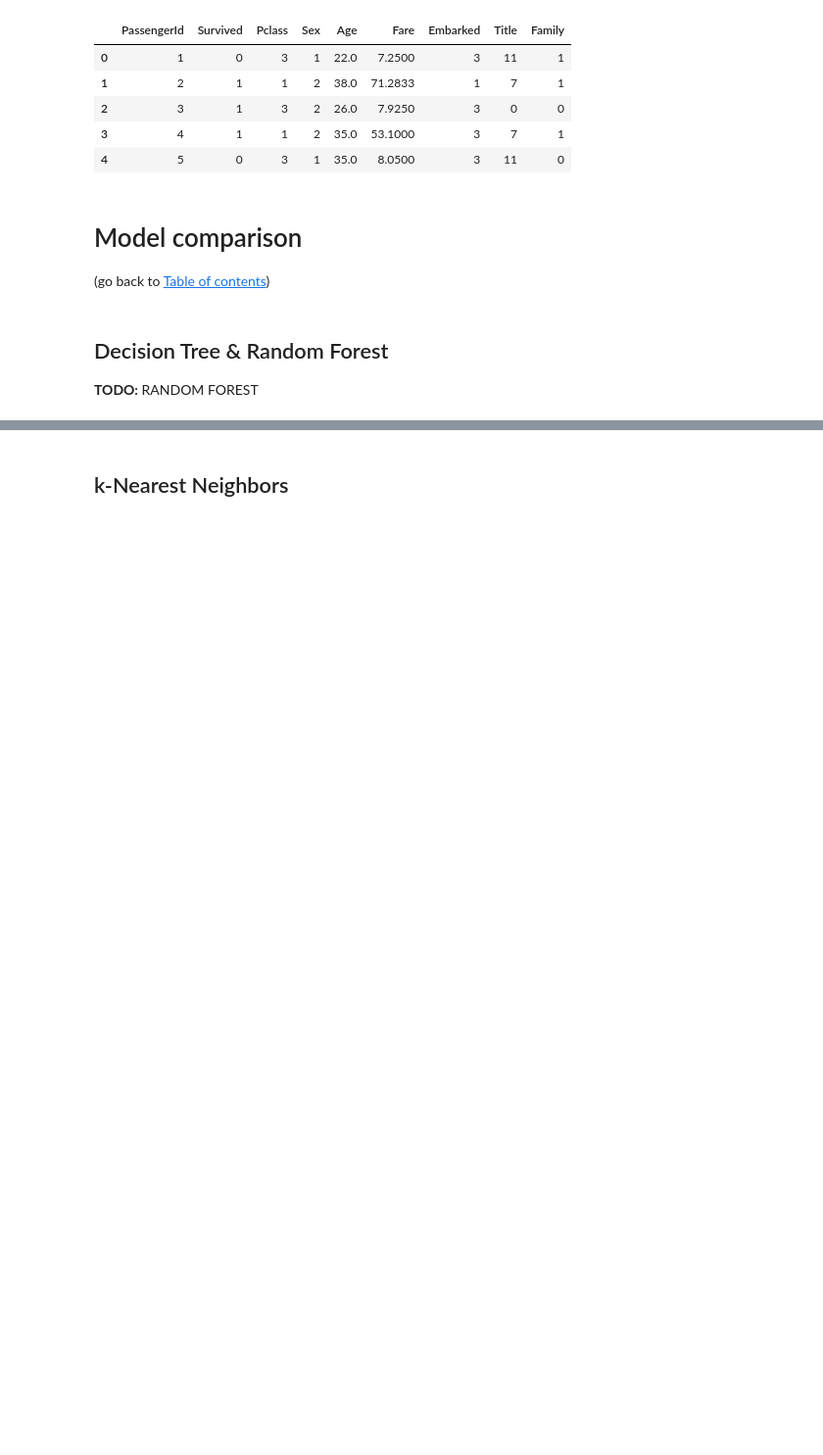
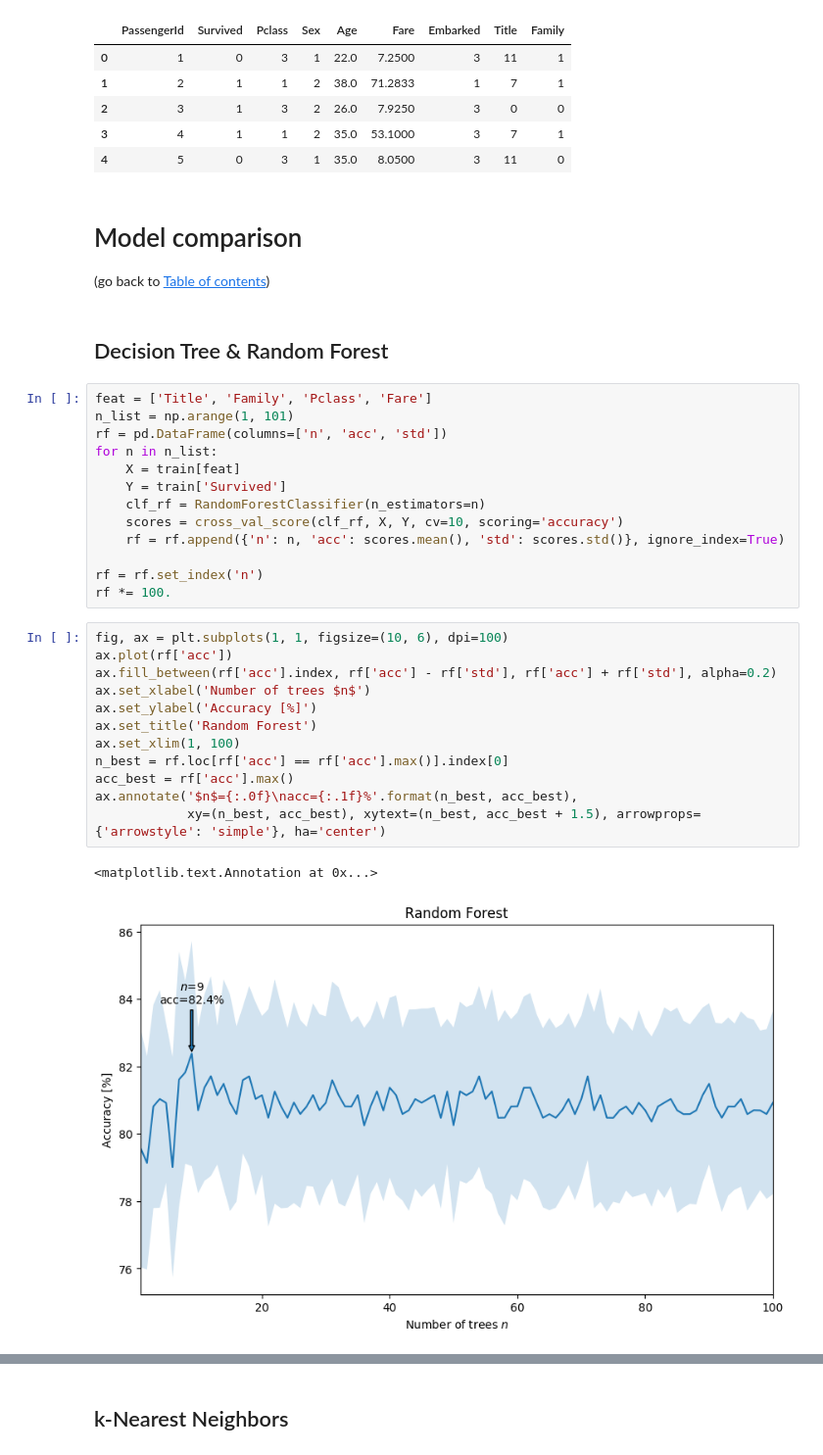
Before and after one commit to krzysztofarendt/kaggle-titanic, a Jupyter notebook: titanic_analysis.ipynb, the cells around one changed output, grey strips where cells are left out. Shown: that part at 98% size. Cells and saved outputs as stored; diff of their text form; blank space fills up the shorter version.

```diff
--- a/titanic_analysis.ipynb
+++ b/titanic_analysis.ipynb
@@ -180,7 +185,33 @@ train.head()
 (go back to [Table of contents](#toc))
 # %% [markdown]
 ## Decision Tree & Random Forest
-
-**TODO:** RANDOM FOREST
+# %%
+feat = ['Title', 'Family', 'Pclass', 'Fare']
+n_list = np.arange(1, 101)
+rf = pd.DataFrame(columns=['n', 'acc', 'std'])
+for n in n_list:
+    X = train[feat]
+    Y = train['Survived']
+    clf_rf = RandomForestClassifier(n_estimators=n)
+    scores = cross_val_score(clf_rf, X, Y, cv=10, scoring='accuracy')
+    rf = rf.append({'n': n, 'acc': scores.mean(), 'std': scores.std()}, ignore_index=True)
+
+rf = rf.set_index('n')
+rf *= 100.
+# %%
+fig, ax = plt.subplots(1, 1, figsize=(10, 6), dpi=100)
+ax.plot(rf['acc'])
+ax.fill_between(rf['acc'].index, rf['acc'] - rf['std'], rf['acc'] + rf['std'], alpha=0.2)
+ax.set_xlabel('Number of trees $n$')
+ax.set_ylabel('Accuracy [%]')
+ax.set_title('Random Forest')
+ax.set_xlim(1, 100)
+n_best = rf.loc[rf['acc'] == rf['acc'].max()].index[0]
+acc_best = rf['acc'].max()
+ax.annotate('$n$={:.0f}\nacc={:.1f}%'.format(n_best, acc_best),
+            xy=(n_best, acc_best), xytext=(n_best, acc_best + 1.5), arrowprops={'arrowstyle': 'simple'}, ha='center')
+# %% [output]
+<matplotlib.text.Annotation at 0x...>
+[figure, added]
 # %%
 dt = pd.DataFrame(columns=['feat', 'acc'])
```
Also changed, not shown: parts of 3 cells of this notebook.
